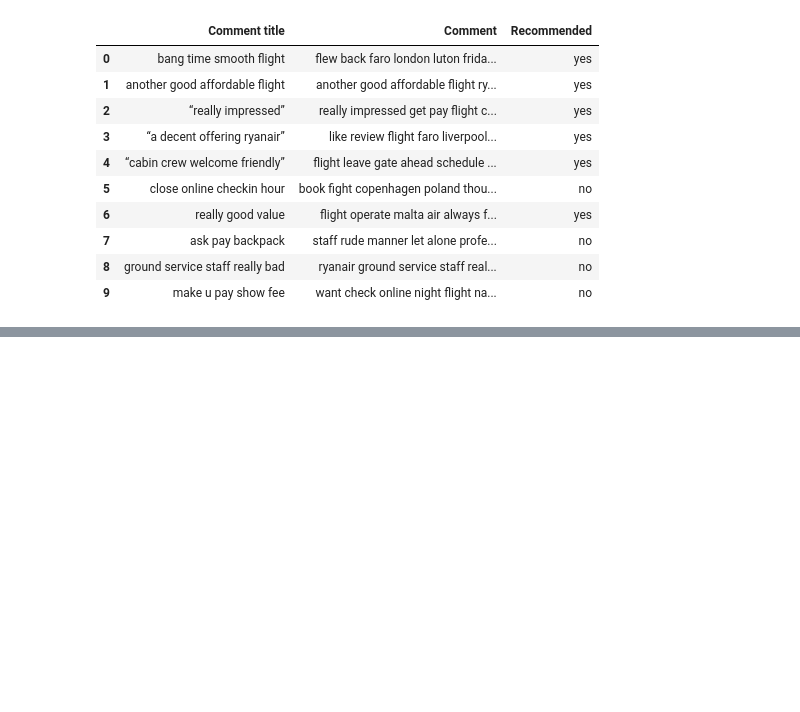
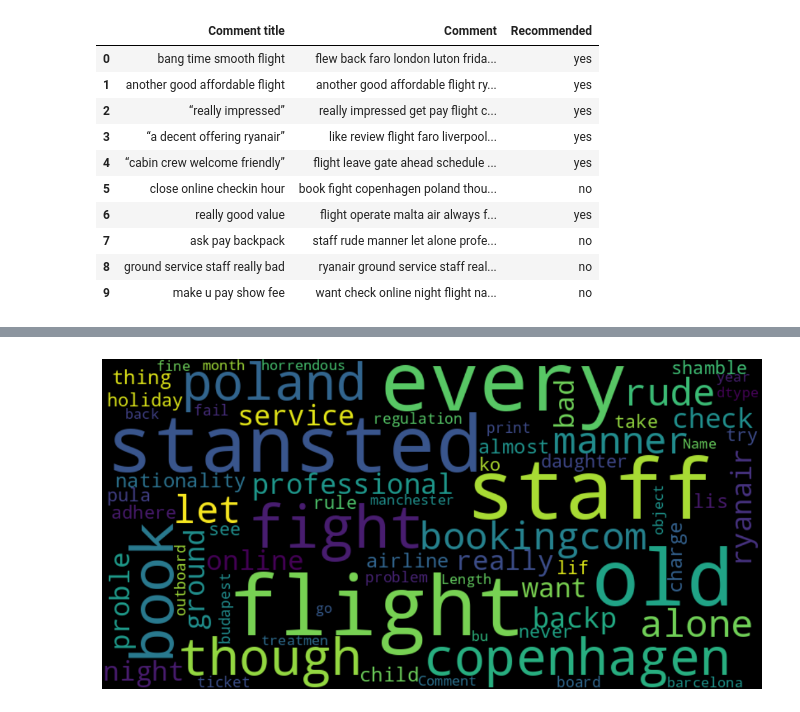
Before and after one commit to som-pat/Ryanair_NLP, a Jupyter notebook: Ryanair_EDA_&_Comments_NLP.ipynb, the cells around one changed output, grey strips where cells are left out. Cells and saved outputs as stored; diff of their text form; code cells hidden in the pictures; blank space fills up the shorter version.

```diff
--- a/Ryanair_EDA_&_Comments_NLP.ipynb
+++ b/Ryanair_EDA_&_Comments_NLP.ipynb
@@ -471,0 +551,13 @@ flew back faro london luton friday february ryanair direction bang time smooth f
+# %%
+wordcloud2 = WordCloud(background_color='black', stopwords =s_word ,
+                max_words = 400, max_font_size = 100,
+                random_state = 17, width=800, height=400)
+
+plt.figure(figsize=(14, 14))
+wordcloud1.generate(str(comm_df.loc[comm_df['Suggest'] == 0, 'Comment']))
+
+plt.imshow(wordcloud1, interpolation='bilinear')
+plt.axis('off')
+plt.show()
+# %% [output]
+[figure, added]
```
Also changed, not shown: parts of 34 cells of this notebook.
